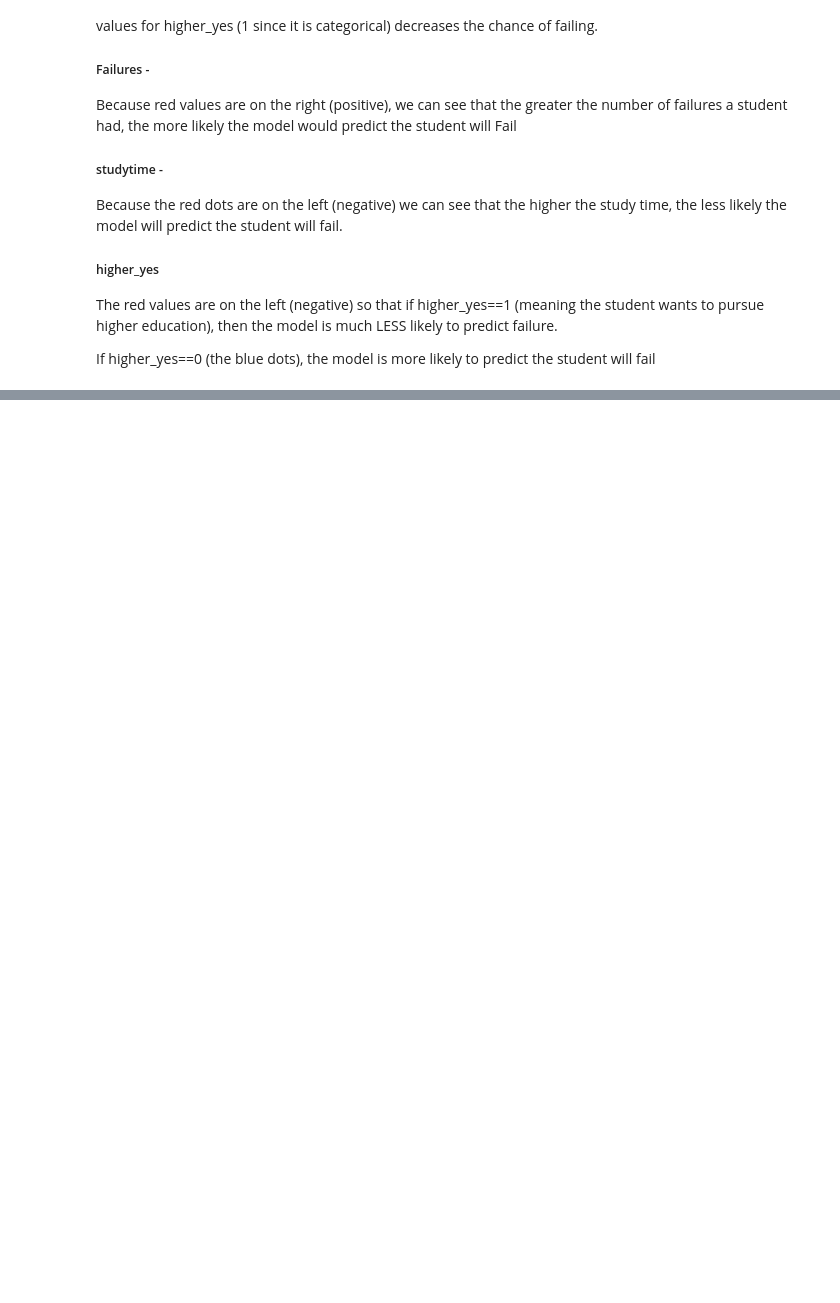
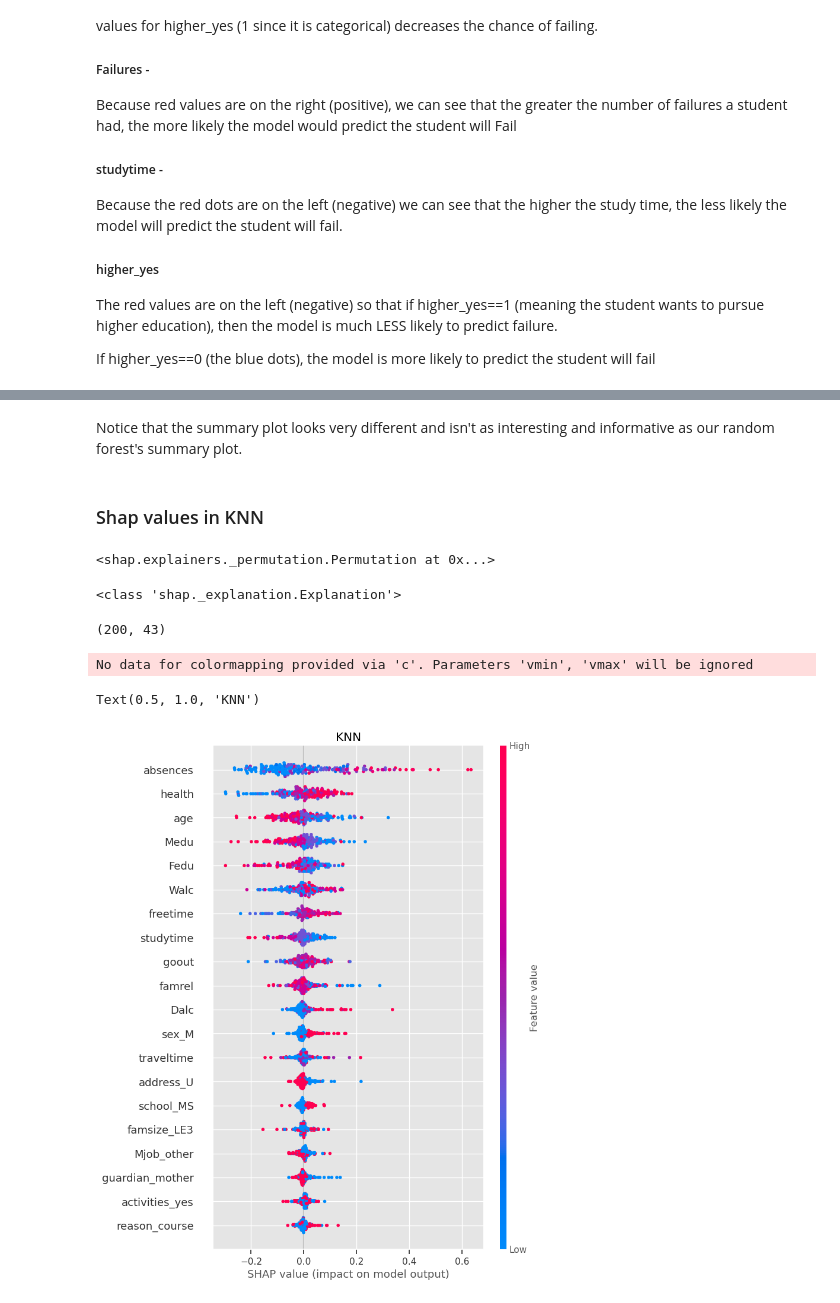
Before and after one commit to MileneCV/week17_data_visualization_Student-performance, a Jupyter notebook: From Regression to Classification.ipynb, the cells around one changed output, grey strips where cells are left out. Saved outputs shown, nothing was run; the diff lists cells and outputs as text; code cells hidden in the pictures; blank space fills up the shorter version.

```diff
--- a/From Regression to Classification.ipynb
+++ b/From Regression to Classification.ipynb
@@ -1119,0 +1311,19 @@ The red values are on the left (negative) so that if higher_yes==1 (meaning the
+# %% [markdown]
+Notice that the summary plot looks very different and isn't as interesting and informative as our random forest's summary plot.
+# %% [markdown]
+### Shap values in KNN
+# %%
+#We MUST provide the X data as well (as we did with Logistic Regression).
+#We also must pass our KNN's .predict method as the first argument, instead of the mode
+
+explainer_knn = shap.Explainer(knn.predict, X_shap)
+explainer_knn
+# %% [output]
+<shap.explainers._permutation.Permutation at 0x...>
+# %%
+shap_vals_knn = explainer_knn(X_shap)
+print(type(shap_vals_knn))
+shap_vals_knn.shape
+# %% [output]
+<class 'shap._explanation.Explanation'>
+(200, 43)
@@ -1119,0 +1333,8 @@ The red values are on the left (negative) so that if higher_yes==1 (meaning the
+# %%
+fig, ax = plt.subplots()
+shap.summary_plot(shap_vals_knn,features= X_shap, show=False)
+ax.set_title('KNN')
+# %% [output]
+No data for colormapping provided via 'c'. Parameters 'vmin', 'vmax' will be ignored
+Text(0.5, 1.0, 'KNN')
+[figure, added]
```
Also changed, not shown: parts of 35 cells of this notebook.
